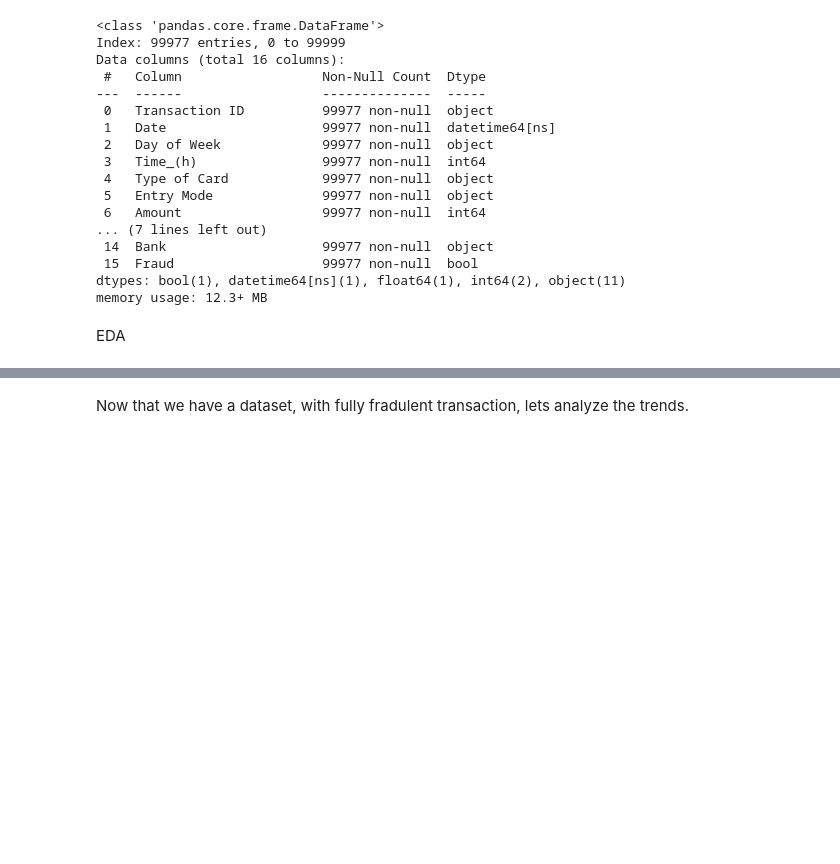
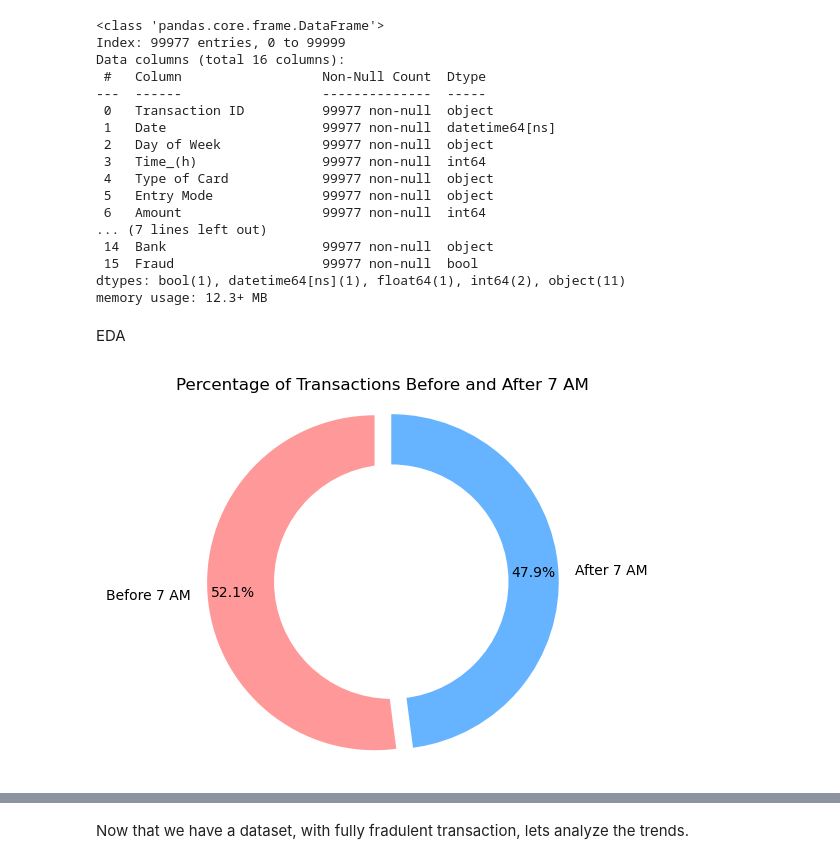
Before and after one commit to blue-jays/Credit_Card_Fraud_Detection_System, a Jupyter notebook: test.ipynb, the cells around one changed output, grey strips where cells are left out. Saved outputs shown, nothing was run; the diff lists cells and outputs as text; code cells hidden in the pictures; blank space fills up the shorter version.

```diff
--- a/test.ipynb
+++ b/test.ipynb
@@ -126,3 +126,34 @@ num_feat = df.select_dtypes(include=(['float64','int64'])).columns.tolist()
 
 cat_feat1 = df1.select_dtypes(include=(['object','category','bool'])).columns.to_list()
 num_feat1 = df1.select_dtypes(include=(['float64','int64'])).columns.tolist()
+# %%
+# Calculate the number of transactions before and after 7 am
+transactions_before_7am = len(df1[df1['Time_(h)'] <= 7])
+transactions_after_7am = len(df1[df1['Time_(h)'] > 7])
+
+# Calculate percentages
+total_transactions = len(df1)
+percentage_before_7am = (transactions_before_7am / total_transactions) * 100
+percentage_after_7am = (transactions_after_7am / total_transactions) * 100
+
+# Create a donut chart
+labels = ['Before 7 AM', 'After 7 AM']
+sizes = [percentage_before_7am, percentage_after_7am]
+colors = ['#ff9999','#66b3ff']
+explode = (0.1, 0)  # explode the first slice (Before 7 AM)
+
+fig1, ax1 = plt.subplots()
+ax1.pie(sizes, explode=explode, labels=labels, colors=colors, autopct='%1.1f%%',
+        startangle=90, pctdistance=0.85)
+
+# Draw a circle at the center to make it look like a donut
+centre_circle = plt.Circle((0,0),0.70,fc='white')
+fig = plt.gcf()
+fig.gca().add_artist(centre_circle)
+
+# Equal aspect ratio ensures that pie is drawn as a circle.
+ax1.axis('equal')
+plt.title('Percentage of Transactions Before and After 7 AM')
+plt.show()
+# %% [output]
+[figure, added]
```
Also changed, not shown: parts of 5 cells of this notebook, 2 other files.
